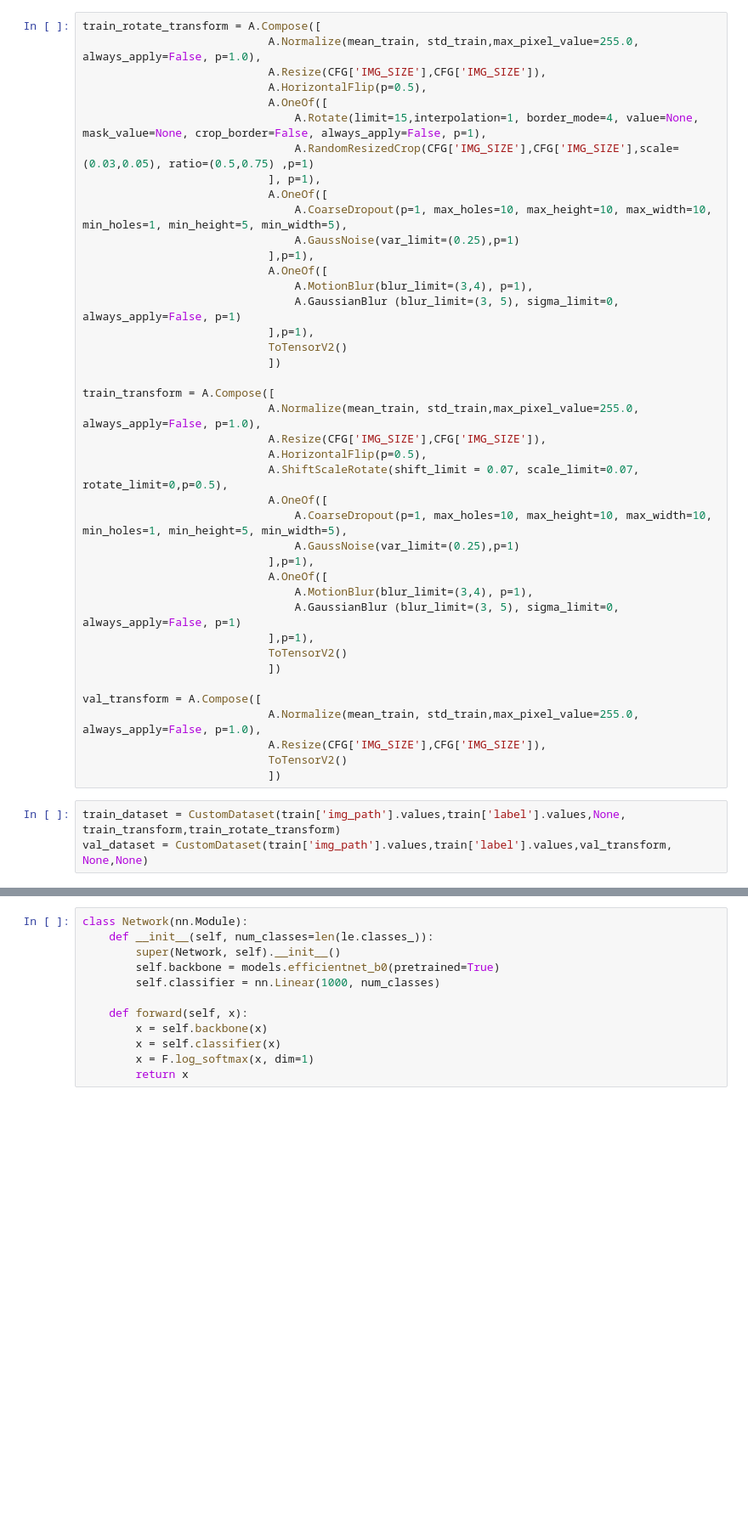
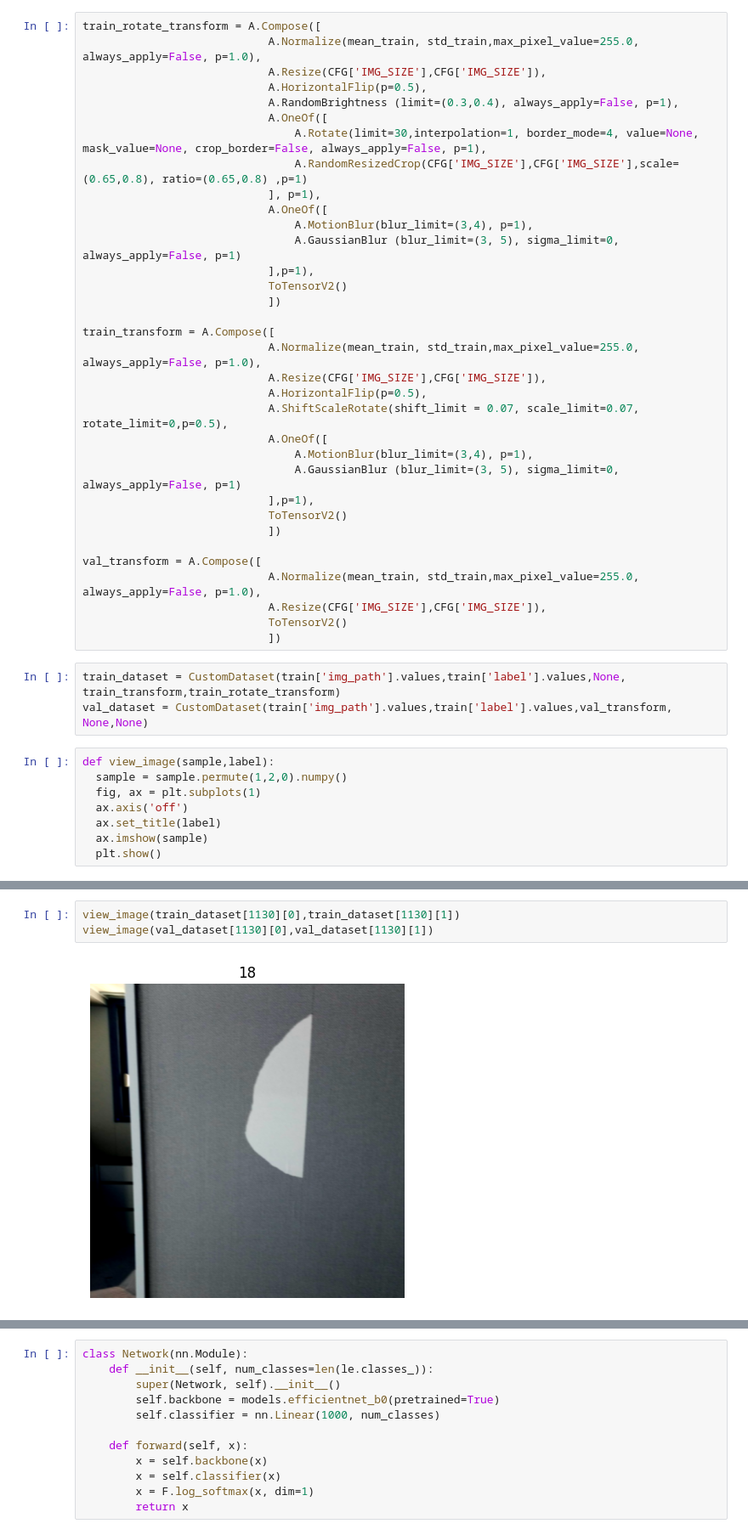
Before and after one commit to Gongsoo/Python3, a Jupyter notebook: study/paper/papering111.ipynb, the cells around one changed output, grey strips where cells are left out. Shown at 85% size. Saved outputs shown, nothing was run; the diff lists cells and outputs as text; blank space fills up the shorter version.

```diff
--- a/study/paper/papering111.ipynb
+++ b/study/paper/papering111.ipynb
@@ -136,14 +139,11 @@ train_rotate_transform = A.Compose([
                             A.Normalize(mean_train, std_train,max_pixel_value=255.0, always_apply=False, p=1.0),
                             A.Resize(CFG['IMG_SIZE'],CFG['IMG_SIZE']),
                             A.HorizontalFlip(p=0.5),
+                            A.RandomBrightness (limit=(0.3,0.4), always_apply=False, p=1),
                             A.OneOf([
-                                A.Rotate(limit=15,interpolation=1, border_mode=4, value=None, mask_value=None, crop_border=False, always_apply=False, p=1),
-                                A.RandomResizedCrop(CFG['IMG_SIZE'],CFG['IMG_SIZE'],scale=(0.03,0.05), ratio=(0.5,0.75) ,p=1)
+                                A.Rotate(limit=30,interpolation=1, border_mode=4, value=None, mask_value=None, crop_border=False, always_apply=False, p=1),
+                                A.RandomResizedCrop(CFG['IMG_SIZE'],CFG['IMG_SIZE'],scale=(0.65,0.8), ratio=(0.65,0.8) ,p=1)
                             ], p=1),
-                            A.OneOf([
-                                A.CoarseDropout(p=1, max_holes=10, max_height=10, max_width=10, min_holes=1, min_height=5, min_width=5),
-                                A.GaussNoise(var_limit=(0.25),p=1)
-                            ],p=1),
                             A.OneOf([
                                 A.MotionBlur(blur_limit=(3,4), p=1),
                                 A.GaussianBlur (blur_limit=(3, 5), sigma_limit=0, always_apply=False, p=1)
@@ -157,10 +157,6 @@ train_transform = A.Compose([
                             A.HorizontalFlip(p=0.5),
                             A.ShiftScaleRotate(shift_limit = 0.07, scale_limit=0.07, rotate_limit=0,p=0.5),
                             A.OneOf([
-                                A.CoarseDropout(p=1, max_holes=10, max_height=10, max_width=10, min_holes=1, min_height=5, min_width=5),
-                                A.GaussNoise(var_limit=(0.25),p=1)
-                            ],p=1),
-                            A.OneOf([
                                 A.MotionBlur(blur_limit=(3,4), p=1),
                                 A.GaussianBlur (blur_limit=(3, 5), sigma_limit=0, always_apply=False, p=1)
                             ],p=1),
@@ -175,3 +171,11 @@ val_transform = A.Compose([
 # %%
 train_dataset = CustomDataset(train['img_path'].values,train['label'].values,None, train_transform,train_rotate_transform)
 val_dataset = CustomDataset(train['img_path'].values,train['label'].values,val_transform, None,None)
+# %%
+def view_image(sample,label):
+  sample = sample.permute(1,2,0).numpy()
+  fig, ax = plt.subplots(1)
+  ax.axis('off')
+  ax.set_title(label)
+  ax.imshow(sample)
+  plt.show()
@@ -177,0 +186,5 @@ val_dataset = CustomDataset(train['img_path'].values,train['label'].values,val_t
+# %%
+view_image(train_dataset[1130][0],train_dataset[1130][1])
+view_image(val_dataset[1130][0],val_dataset[1130][1])
+# %% [output]
+[figure, added]
```
Also changed, not shown: parts of 6 cells of this notebook.
